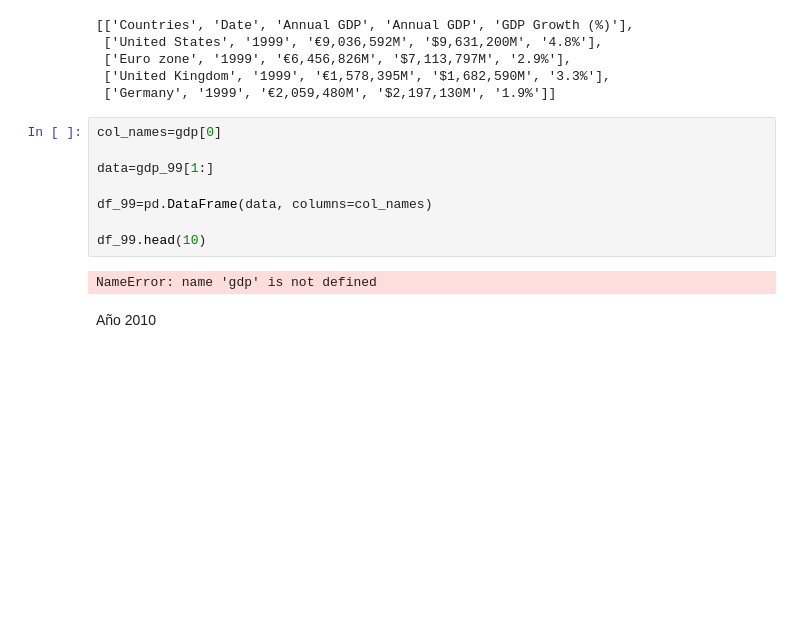
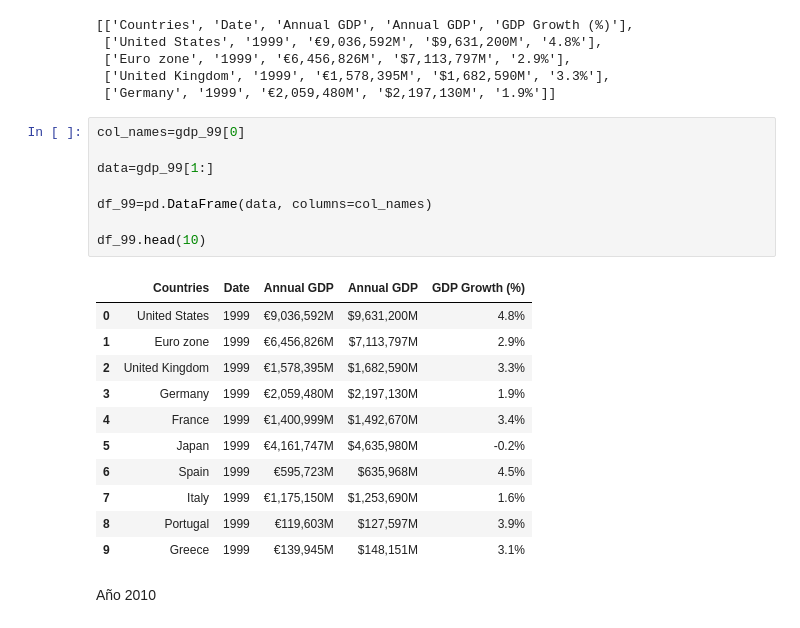
Before and after one commit to jesuschao/ETL-MOMA-Artists, a Jupyter notebook: your-code/enriching-and-cleaning.ipynb, the cells around one changed output. Drawn from its saved outputs; the diff is of its cells as text; blank space fills up the shorter version.

```diff
--- a/your-code/Solution.ipynb
+++ b/your-code/enriching-and-cleaning.ipynb
@@ -556,15 +634,25 @@ gdp_99[:5]
  ['United Kingdom', '1999', '€1,578,395M', '$1,682,590M', '3.3%'],
  ['Germany', '1999', '€2,059,480M', '$2,197,130M', '1.9%']]
 # %%
-col_names=gdp[0]
+col_names=gdp_99[0]
 
 data=gdp_99[1:]
 
 df_99=pd.DataFrame(data, columns=col_names)
 
 df_99.head(10)
 # %% [output]
-NameError: name 'gdp' is not defined
+|  | Countries | Date | Annual GDP | Annual GDP | GDP Growth (%) |
+| 0 | United States | 1999 | €9,036,592M | $9,631,200M | 4.8% |
+| 1 | Euro zone | 1999 | €6,456,826M | $7,113,797M | 2.9% |
+| 2 | United Kingdom | 1999 | €1,578,395M | $1,682,590M | 3.3% |
+| 3 | Germany | 1999 | €2,059,480M | $2,197,130M | 1.9% |
+| 4 | France | 1999 | €1,400,999M | $1,492,670M | 3.4% |
+| 5 | Japan | 1999 | €4,161,747M | $4,635,980M | -0.2% |
+| 6 | Spain | 1999 | €595,723M | $635,968M | 4.5% |
+| 7 | Italy | 1999 | €1,175,150M | $1,253,690M | 1.6% |
+| 8 | Portugal | 1999 | €119,603M | $127,597M | 3.9% |
+| 9 | Greece | 1999 | €139,945M | $148,151M | 3.1% |
 # %% [markdown]
 Año 2010
 # %%
```
Also changed, not shown: parts of 63 cells of this notebook, 4 other files.
